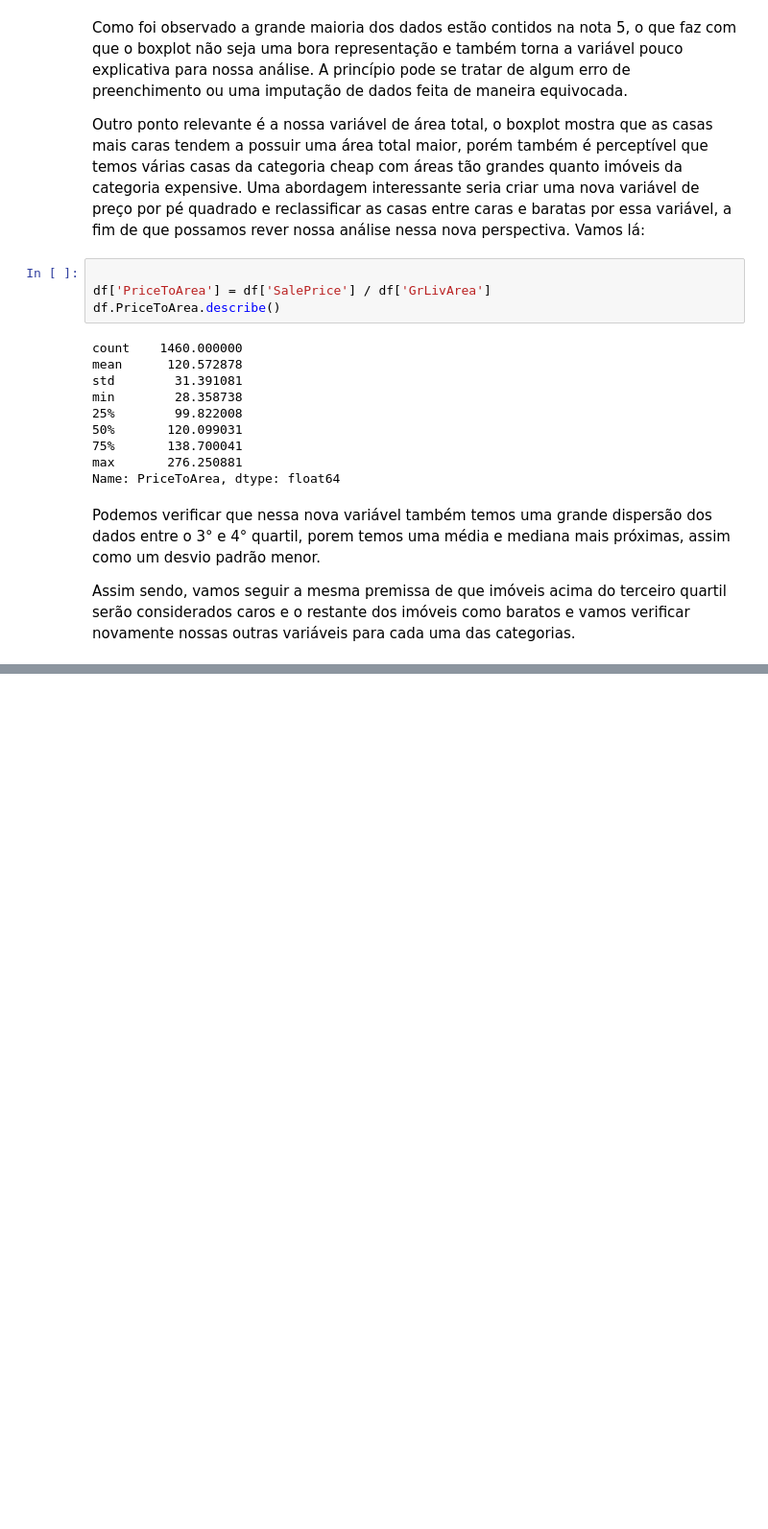
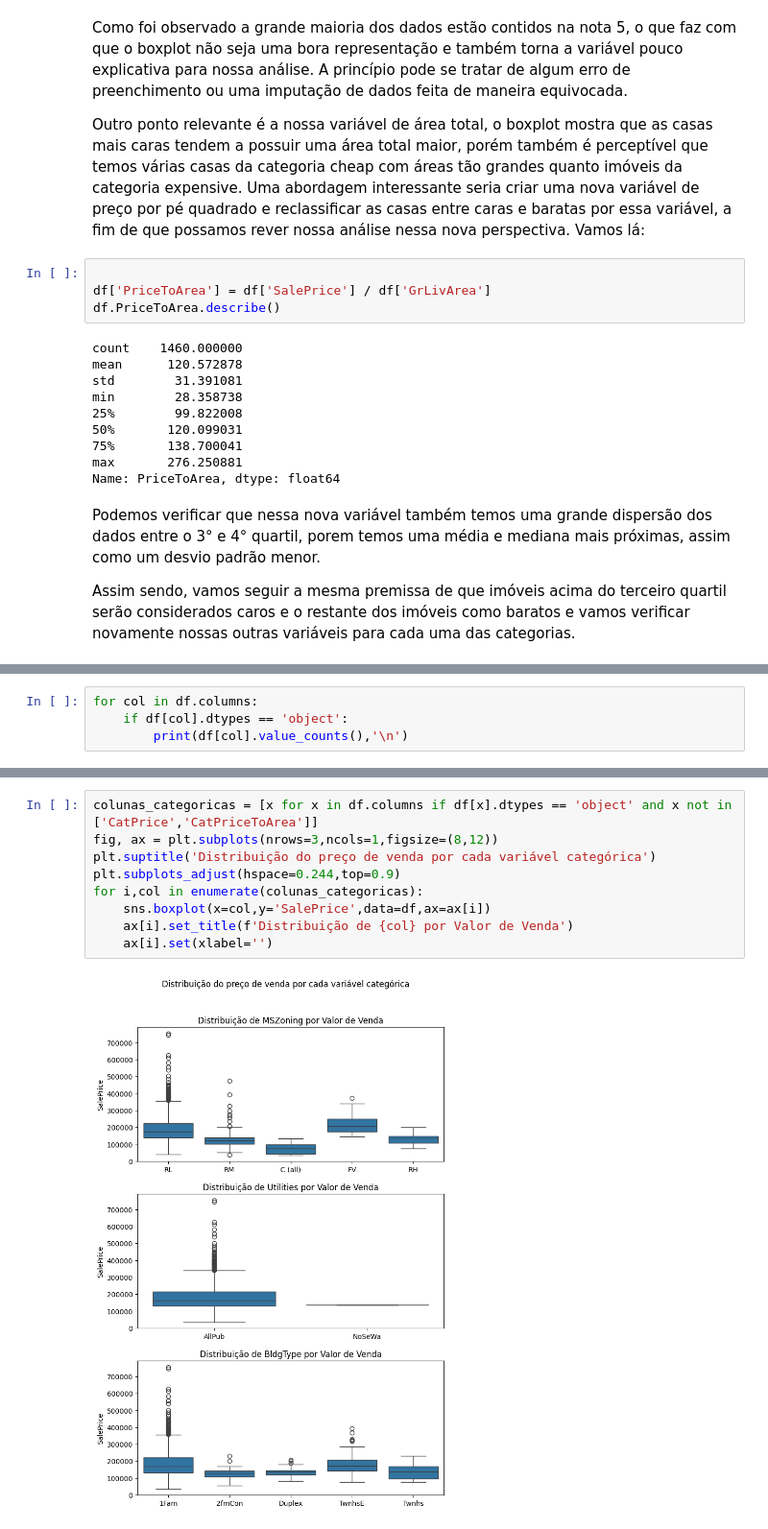
Before and after one commit to kennedylsodre/stats_EBA, a Jupyter notebook: src/Aula01 - Estatistica Descritiva/Aula01.ipynb, the cells around one changed output, grey strips where cells are left out. Shown: that part at 96% size. Cells and saved outputs as stored; diff of their text form; blank space fills up the shorter version.

```diff
--- a/src/Aula01 - Estatistica Descritiva/Aula01.ipynb
+++ b/src/Aula01 - Estatistica Descritiva/Aula01.ipynb
@@ -286,0 +275,4 @@ df.groupby('CatTotalPreco').agg({'SalePrice':('mean','median','min','max'),
+# %%
+for col in df.columns:
+    if df[col].dtypes == 'object':
+        print(df[col].value_counts(),'\n')
@@ -286,0 +297,11 @@ df.groupby('CatTotalPreco').agg({'SalePrice':('mean','median','min','max'),
+# %%
+colunas_categoricas = [x for x in df.columns if df[x].dtypes == 'object' and x not in ['CatPrice','CatPriceToArea']]
+fig, ax = plt.subplots(nrows=3,ncols=1,figsize=(8,12))
+plt.suptitle('Distribuição do preço de venda por cada variável categórica')
+plt.subplots_adjust(hspace=0.244,top=0.9)
+for i,col in enumerate(colunas_categoricas):
+    sns.boxplot(x=col,y='SalePrice',data=df,ax=ax[i])
+    ax[i].set_title(f'Distribuição de {col} por Valor de Venda')
+    ax[i].set(xlabel='')
+# %% [output]
+[figure, added]
```
Also changed, not shown: parts of 11 cells of this notebook.
